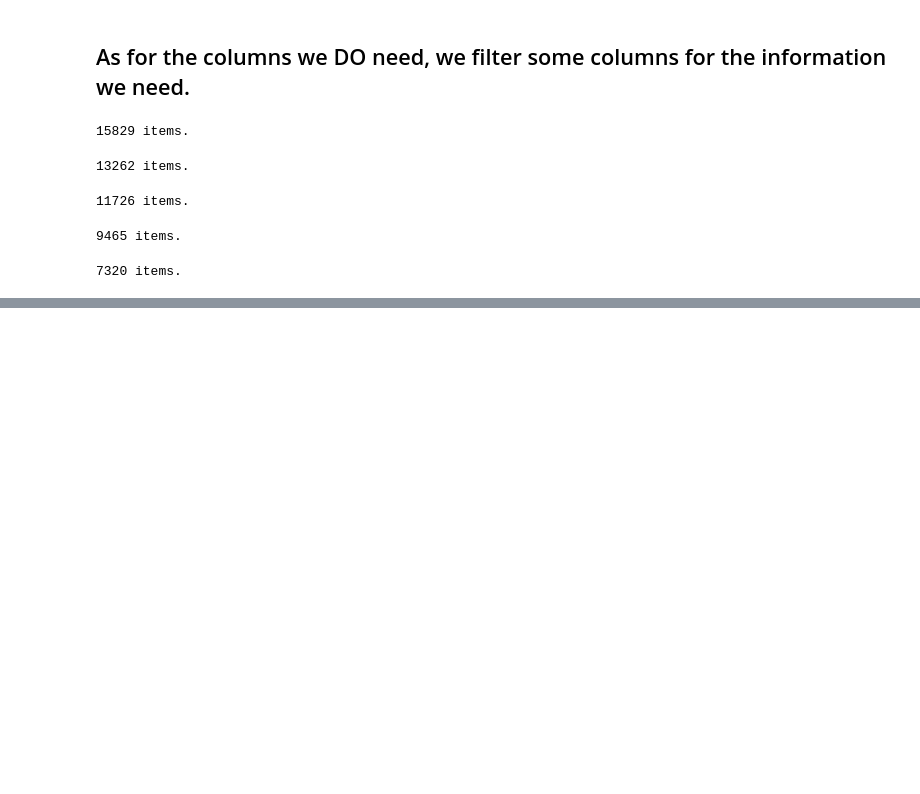
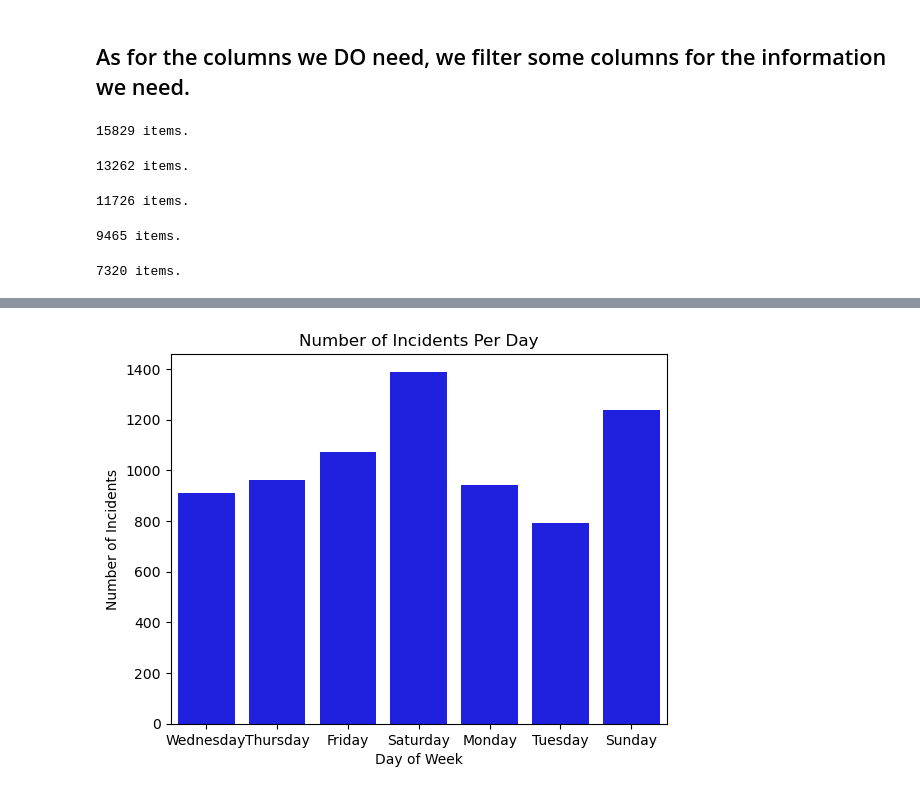
Before and after one commit to alliwar/aircraft_risk, a Jupyter notebook: initial.ipynb, the cells around one changed output, grey strips where cells are left out. Saved outputs shown, nothing was run; the diff lists cells and outputs as text; code cells hidden in the pictures; blank space fills up the shorter version.

Commit message:
exploratory analysis on day of week

```diff
--- a/initial.ipynb
+++ b/initial.ipynb
@@ -205 +213,7 @@ MI    150
 Name: count, dtype: int64
+# %%
+#Switching Event Date column to pandas date time
+df_filtered['Event.Date'] = pd.to_datetime(df_filtered['Event.Date'])
+# %%
+# Creating a new column with Day of Week
+df_filtered['Day_Of_Week'] = df['Event.Date'].dt.day_name()
@@ -205,0 +238,6 @@ Name: count, dtype: int64
+# %%
+# Plotting Number of Incidents per Day of the Week
+plot = sns.countplot(x = 'Day_Of_Week', color = 'b', data = df_filtered)
+plot.set(xlabel = 'Day of Week', ylabel = 'Number of Incidents', title = 'Number of Incidents Per Day');
+# %% [output]
+[figure, added]
```
Also changed, not shown: parts of 9 cells of this notebook.
